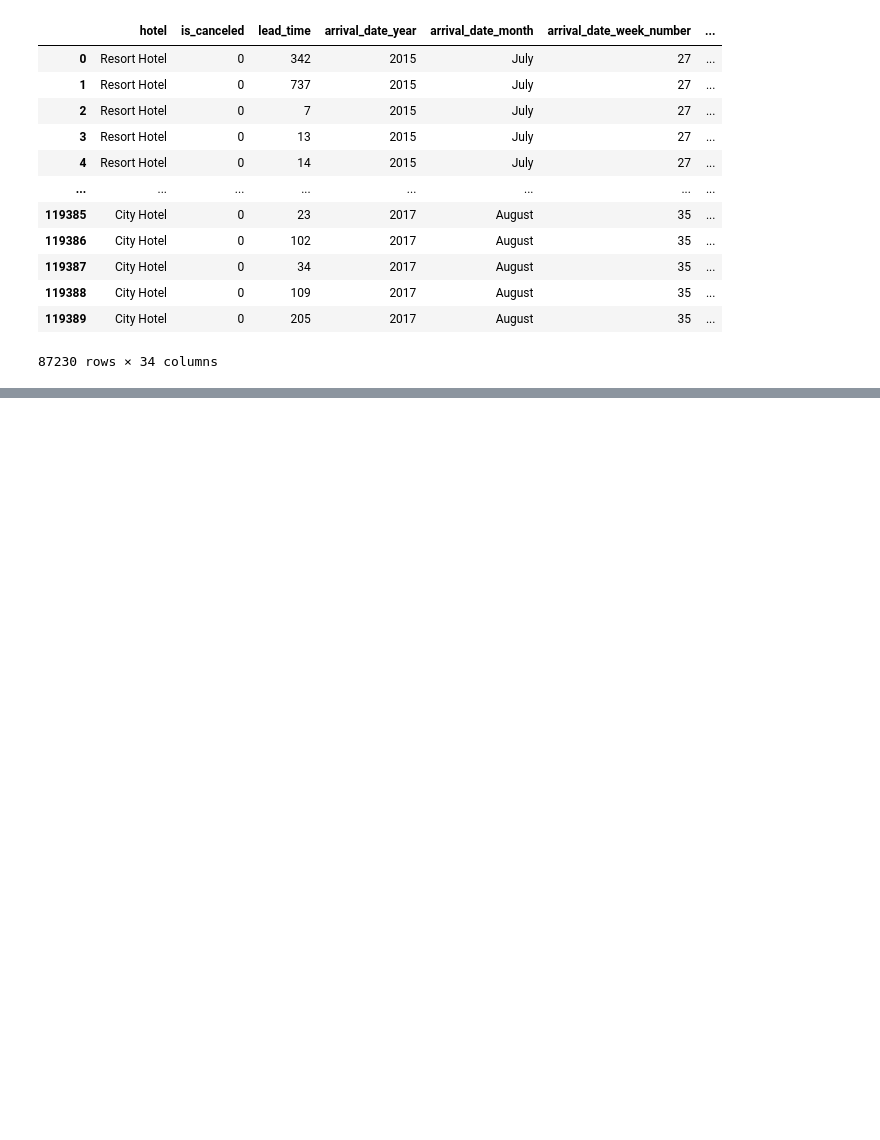
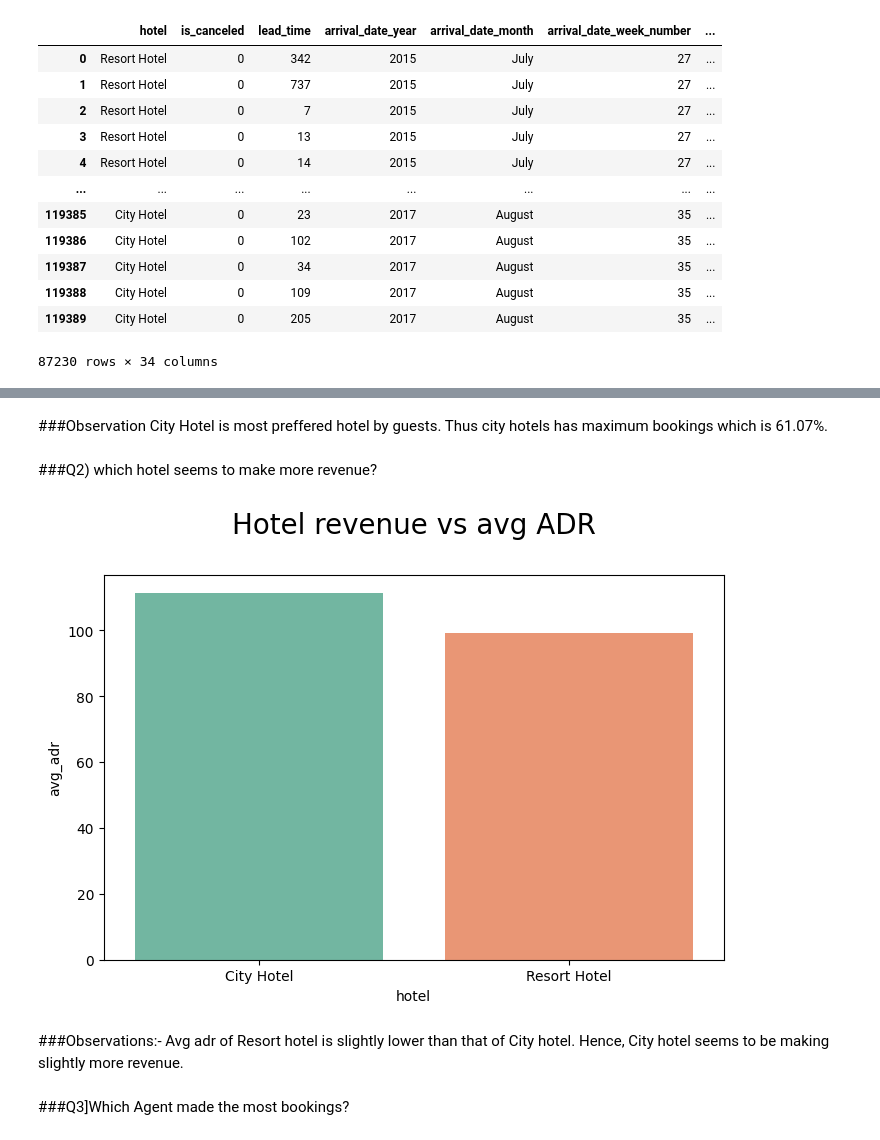
Before and after one commit to oweskhan77/Eda-on-Hotel-booking-Analysis, a Jupyter notebook: Eda_on_Hotel_Booking_Analysis_Capstone_Project.ipynb, the cells around one changed output, grey strips where cells are left out. Saved outputs shown, nothing was run; the diff lists cells and outputs as text; code cells hidden in the pictures; blank space fills up the shorter version.

```diff
--- a/Eda_on_Hotel_Booking_Analysis_Capstone_Project.ipynb
+++ b/Eda_on_Hotel_Booking_Analysis_Capstone_Project.ipynb
@@ -282,0 +296,18 @@ df2=df[df['is_canceled']==0]
+# %% [markdown]
+###Observation
+City Hotel is most preffered hotel by guests. Thus city hotels has maximum bookings which is 61.07%.
+# %% [markdown]
+###Q2) which hotel seems to make more revenue?
+# %%
+d3 =df.groupby('hotel')['adr'].agg(np.mean).reset_index().rename(columns = {'adr':'avg_adr'})   # calculating average adr with np.mean
+plt.figure(figsize = (8,5))
+sns.barplot(x = d3['hotel'], y = d3['avg_adr'],palette='Set2')
+plt.title('Hotel revenue vs avg ADR',loc='center',pad=30,fontdict={'fontsize': 20, 'fontweight': 'medium'})
+plt.show()
+# %% [output]
+[figure, added]
+# %% [markdown]
+###Observations:-
+Avg adr of Resort hotel is slightly lower than that of City hotel. Hence, City hotel seems to be making slightly more revenue.
+# %% [markdown]
+###Q3]Which Agent made the most bookings?
```
Also changed, not shown: parts of 37 cells of this notebook.
